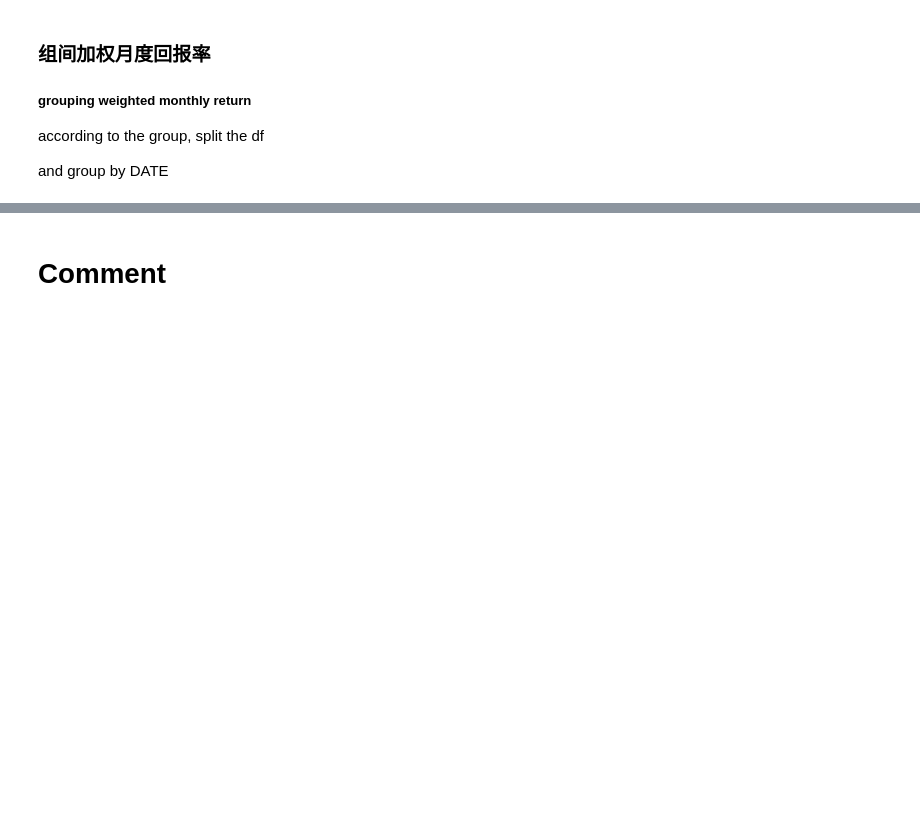
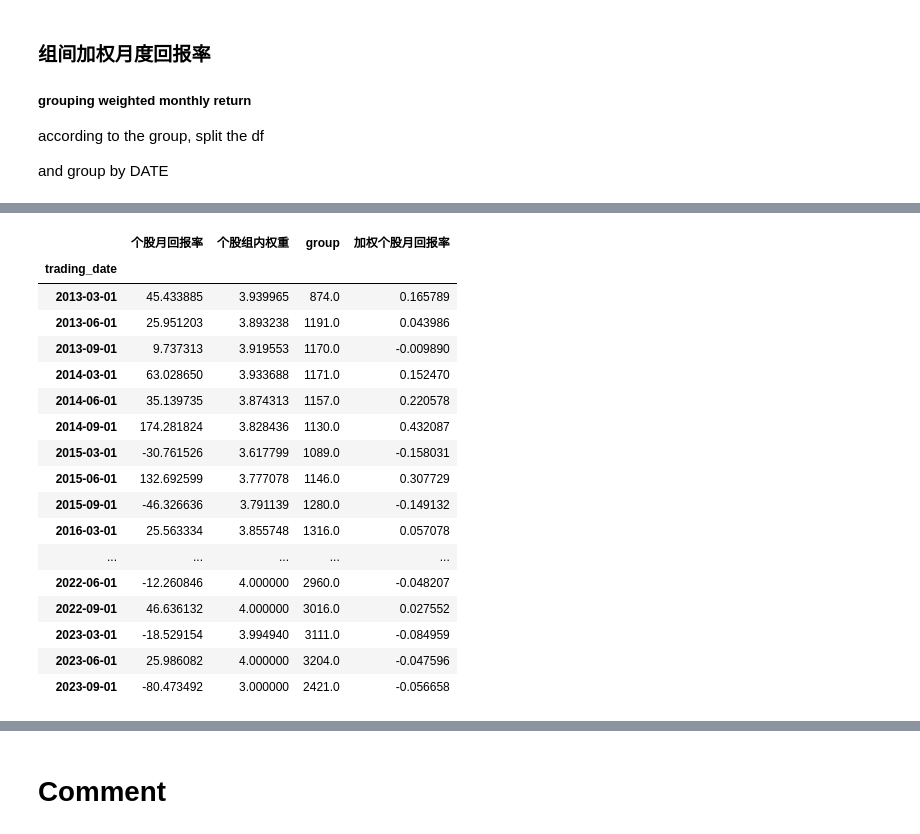
Before and after one commit to Prussia/playJupyter, a Jupyter notebook: testproj/计算加权回报率.ipynb, the cells around one changed output, grey strips where cells are left out. Saved outputs shown, nothing was run; the diff lists cells and outputs as text; code cells hidden in the pictures; blank space fills up the shorter version.

```diff
--- a/testproj/计算加权回报率.ipynb
+++ b/testproj/计算加权回报率.ipynb
@@ -1103,0 +1138,3 @@ and group by DATE
+# %%
+df3_sub_trading_group_final_1 = df3_sub_trading_group_final[df3_sub_trading_group_final['group'] == 1]
+df3_sub_trading_group_final_1.info()
@@ -1103,0 +1157,22 @@ and group by DATE
+# %%
+df3_sub_trading_group_final_1_group = df3_sub_trading_group_final_1.groupby(by=["trading_date"]).sum()
+df3_sub_trading_group_final_1_group
+# %% [output]
+|  | 个股月回报率 | 个股组内权重 | group | 加权个股月回报率 |
+| trading_date |  |  |  |  |
+| 2013-03-01 | 45.433885 | 3.939965 | 874.0 | 0.165789 |
+| 2013-06-01 | 25.951203 | 3.893238 | 1191.0 | 0.043986 |
+| 2013-09-01 | 9.737313 | 3.919553 | 1170.0 | -0.009890 |
+| 2014-03-01 | 63.028650 | 3.933688 | 1171.0 | 0.152470 |
+| 2014-06-01 | 35.139735 | 3.874313 | 1157.0 | 0.220578 |
+| 2014-09-01 | 174.281824 | 3.828436 | 1130.0 | 0.432087 |
+| 2015-03-01 | -30.761526 | 3.617799 | 1089.0 | -0.158031 |
+| 2015-06-01 | 132.692599 | 3.777078 | 1146.0 | 0.307729 |
+| 2015-09-01 | -46.326636 | 3.791139 | 1280.0 | -0.149132 |
+| 2016-03-01 | 25.563334 | 3.855748 | 1316.0 | 0.057078 |
+| ... | ... | ... | ... | ... |
+| 2022-06-01 | -12.260846 | 4.000000 | 2960.0 | -0.048207 |
+| 2022-09-01 | 46.636132 | 4.000000 | 3016.0 | 0.027552 |
+| 2023-03-01 | -18.529154 | 3.994940 | 3111.0 | -0.084959 |
+| 2023-06-01 | 25.986082 | 4.000000 | 3204.0 | -0.047596 |
+| 2023-09-01 | -80.473492 | 3.000000 | 2421.0 | -0.056658 |
```
Also changed, not shown: parts of 13 cells of this notebook.
